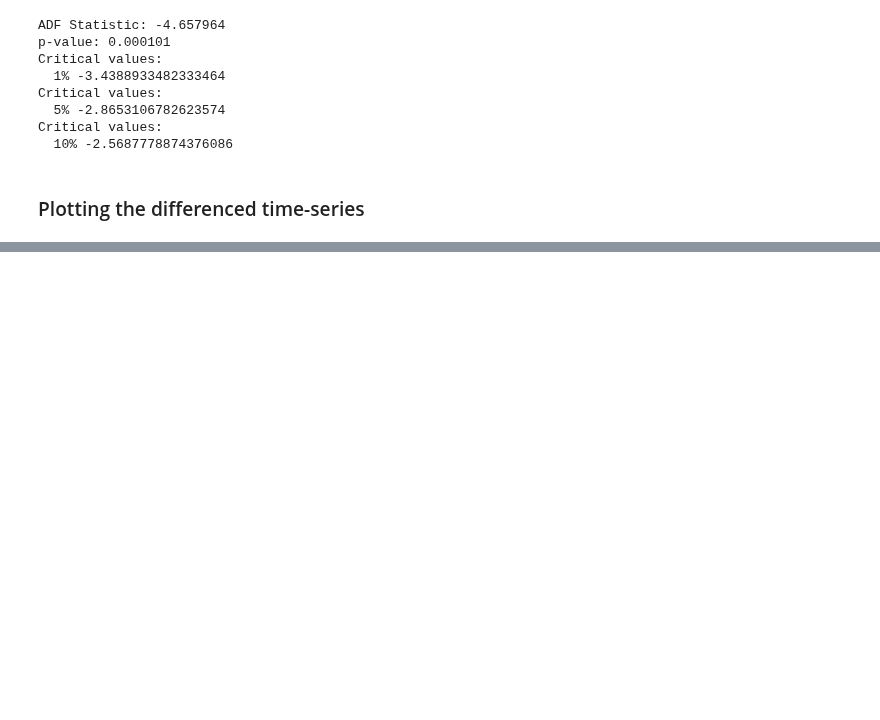
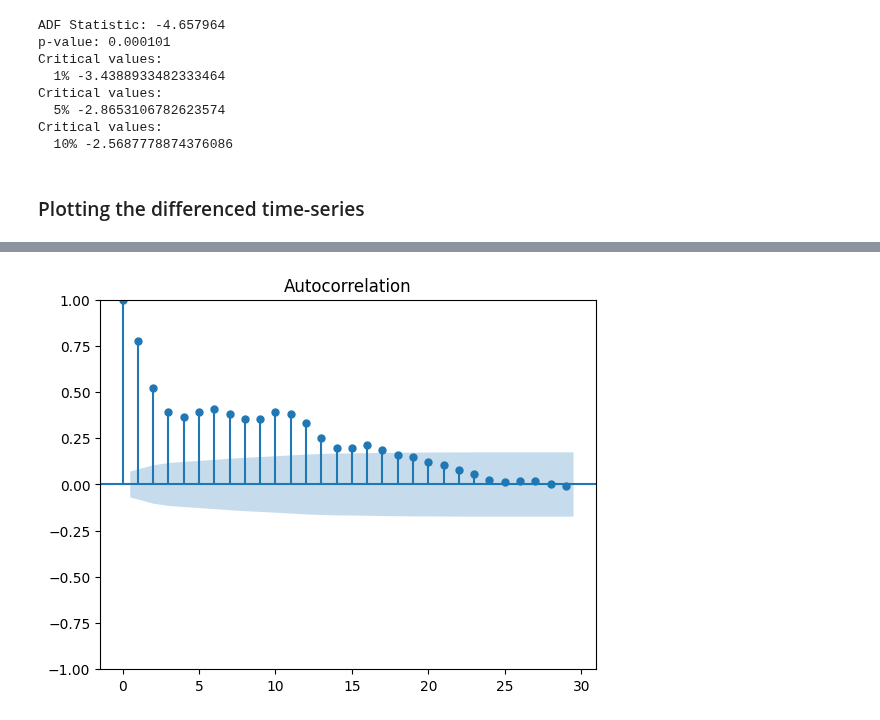
Before and after one commit to niklas0801/VAR_Models, a Jupyter notebook: ARIMA_models.ipynb, the cells around one changed output, grey strips where cells are left out. Saved outputs shown, nothing was run; the diff lists cells and outputs as text; code cells hidden in the pictures; blank space fills up the shorter version.

```diff
--- a/ARIMA_models.ipynb
+++ b/ARIMA_models.ipynb
@@ -108,0 +166,9 @@ Text(0, 0.5, 'M2')
+# %%
+plot_acf(money_diff["M2SL"])
+plt.show()
+
+# After lag 12, the autocorrelation starts to go near insignificance
+# Therefore 12 lags are sufficient for the MA-model
+# This is in line with the BIC-value
+# %% [output]
+[figure, added]
```
Also changed, not shown: parts of 9 cells of this notebook.
